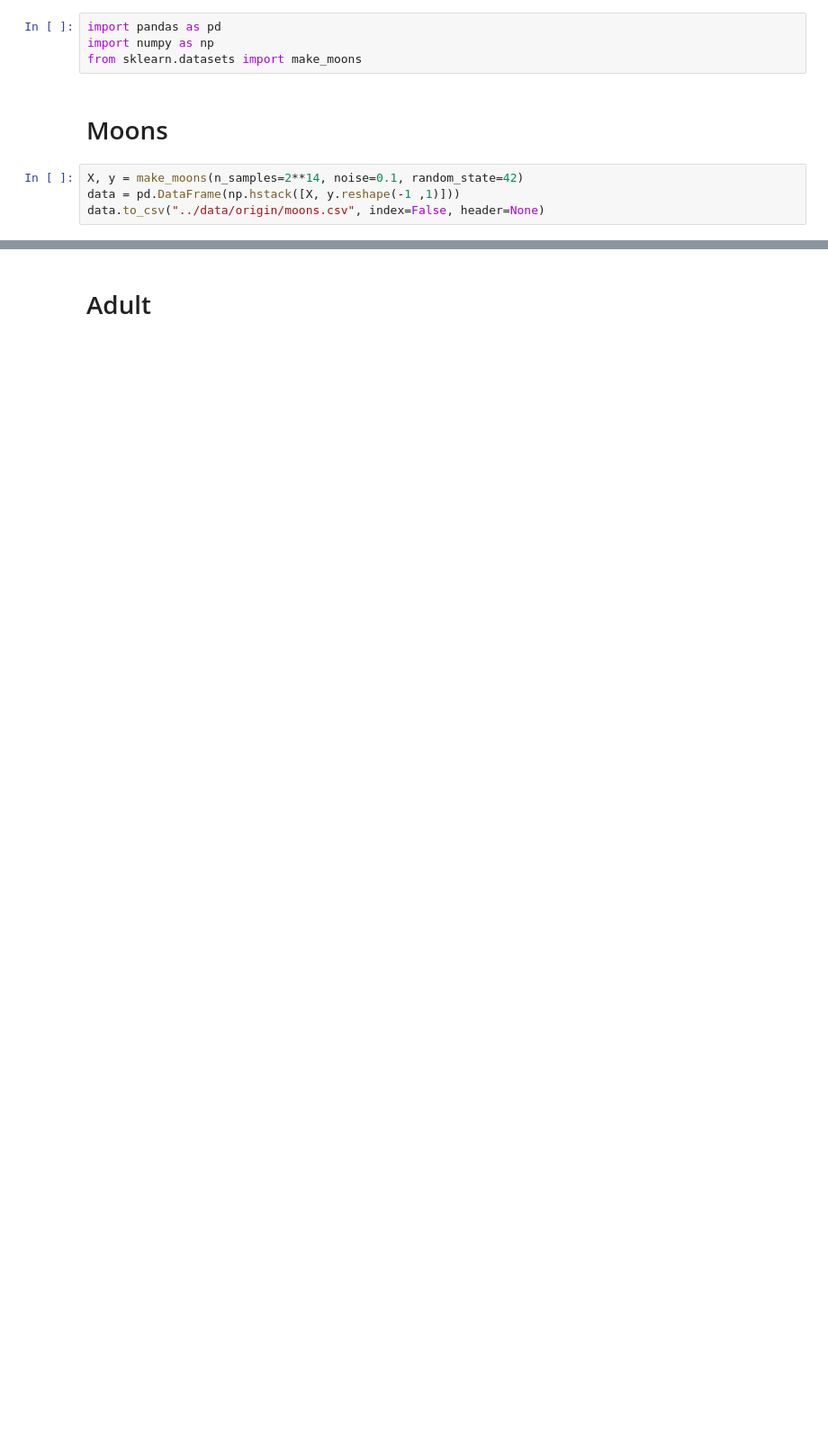
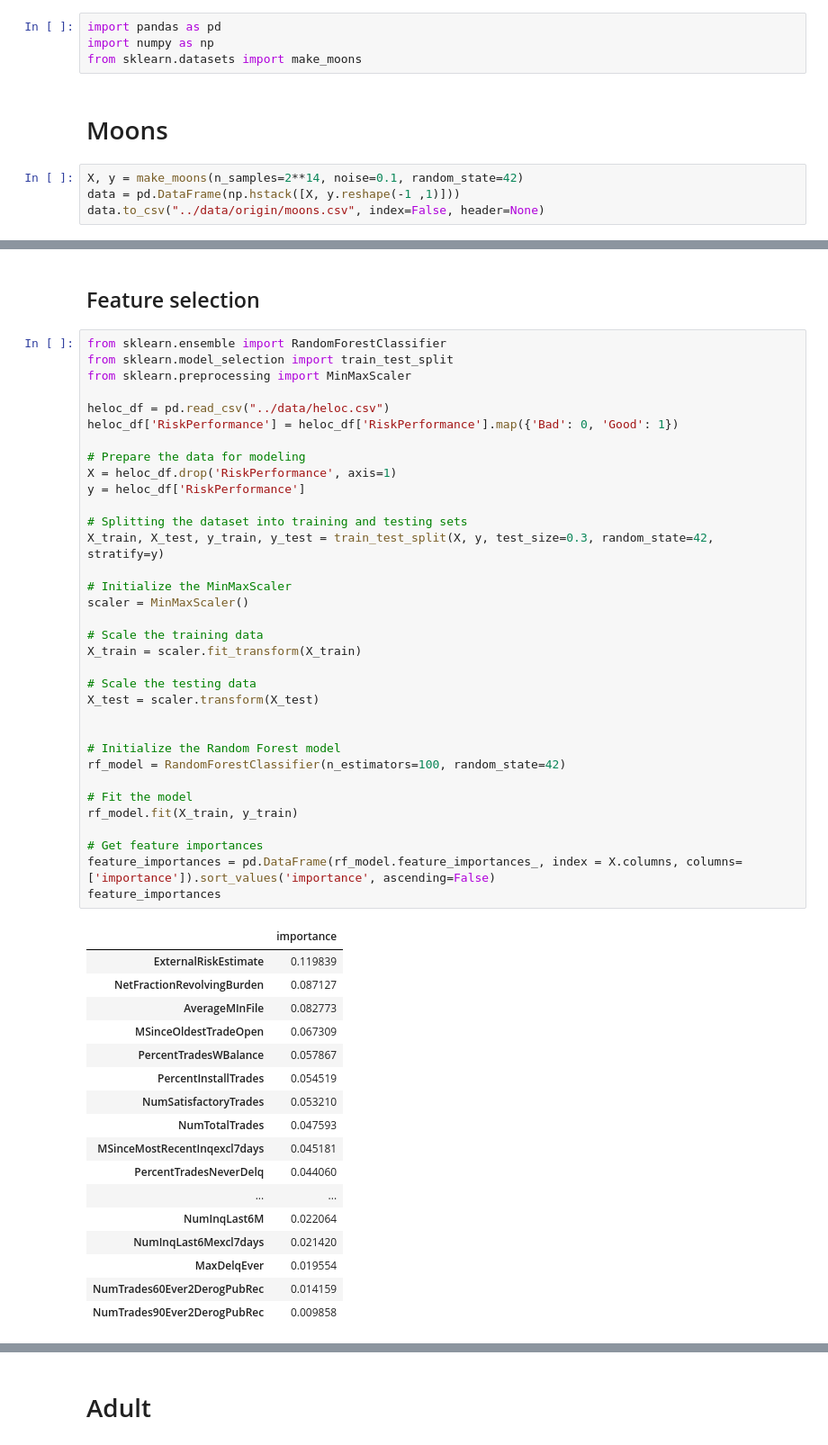
Before and after one commit to ofurman/counterfactuals, a Jupyter notebook: notebooks/make_datasets.ipynb, the cells around one changed output, grey strips where cells are left out. Shown at 90% size. Drawn from its saved outputs; the diff is of its cells as text; blank space fills up the shorter version.

```diff
--- a/notebooks/make_datasets.ipynb
+++ b/notebooks/make_datasets.ipynb
@@ -10,0 +13,54 @@ data.to_csv("../data/origin/moons.csv", index=False, header=None)
+# %% [markdown]
+## Feature selection
+# %%
+from sklearn.ensemble import RandomForestClassifier
+from sklearn.model_selection import train_test_split
+from sklearn.preprocessing import MinMaxScaler
+
+heloc_df = pd.read_csv("../data/heloc.csv")
+heloc_df['RiskPerformance'] = heloc_df['RiskPerformance'].map({'Bad': 0, 'Good': 1})
+
+# Prepare the data for modeling
+X = heloc_df.drop('RiskPerformance', axis=1)
+y = heloc_df['RiskPerformance']
+
+# Splitting the dataset into training and testing sets
+X_train, X_test, y_train, y_test = train_test_split(X, y, test_size=0.3, random_state=42, stratify=y)
+
+# Initialize the MinMaxScaler
+scaler = MinMaxScaler()
+
+# Scale the training data
+X_train = scaler.fit_transform(X_train)
+
+# Scale the testing data
+X_test = scaler.transform(X_test)
+
+
+# Initialize the Random Forest model
+rf_model = RandomForestClassifier(n_estimators=100, random_state=42)
+
+# Fit the model
+rf_model.fit(X_train, y_train)
+
+# Get feature importances
+feature_importances = pd.DataFrame(rf_model.feature_importances_, index = X.columns, columns=['importance']).sort_values('importance', ascending=False)
+feature_importances
+# %% [output]
+|  | importance |
+| ExternalRiskEstimate | 0.119839 |
+| NetFractionRevolvingBurden | 0.087127 |
+| AverageMInFile | 0.082773 |
+| MSinceOldestTradeOpen | 0.067309 |
+| PercentTradesWBalance | 0.057867 |
+| PercentInstallTrades | 0.054519 |
+| NumSatisfactoryTrades | 0.053210 |
+| NumTotalTrades | 0.047593 |
+| MSinceMostRecentInqexcl7days | 0.045181 |
+| PercentTradesNeverDelq | 0.044060 |
+| ... | ... |
+| NumInqLast6M | 0.022064 |
+| NumInqLast6Mexcl7days | 0.021420 |
+| MaxDelqEver | 0.019554 |
+| NumTrades60Ever2DerogPubRec | 0.014159 |
+| NumTrades90Ever2DerogPubRec | 0.009858 |
```
Also changed, not shown: parts of 12 cells of this notebook, 13 other files.
